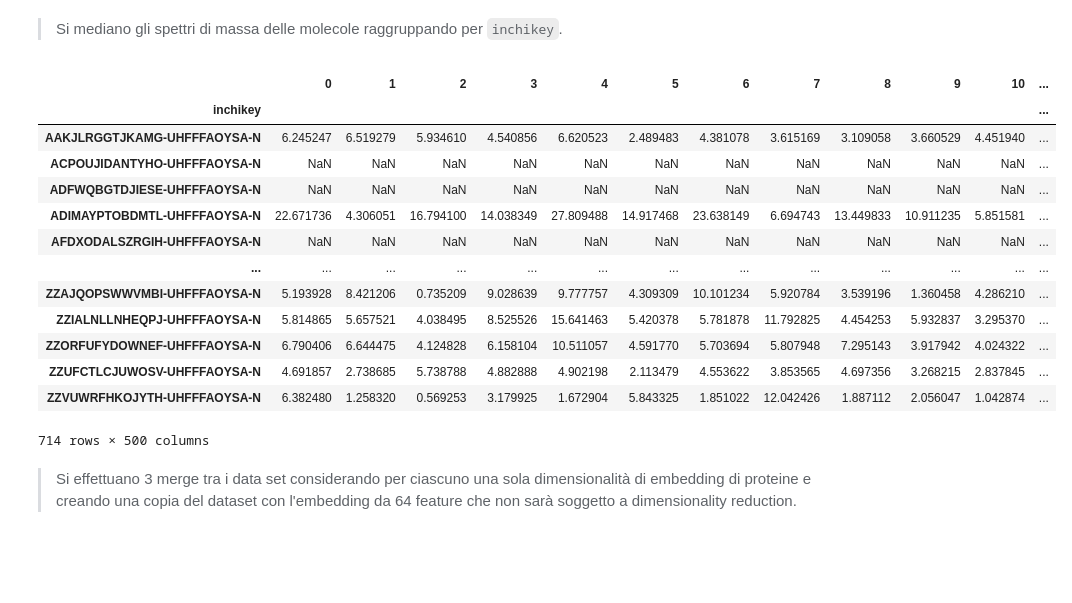
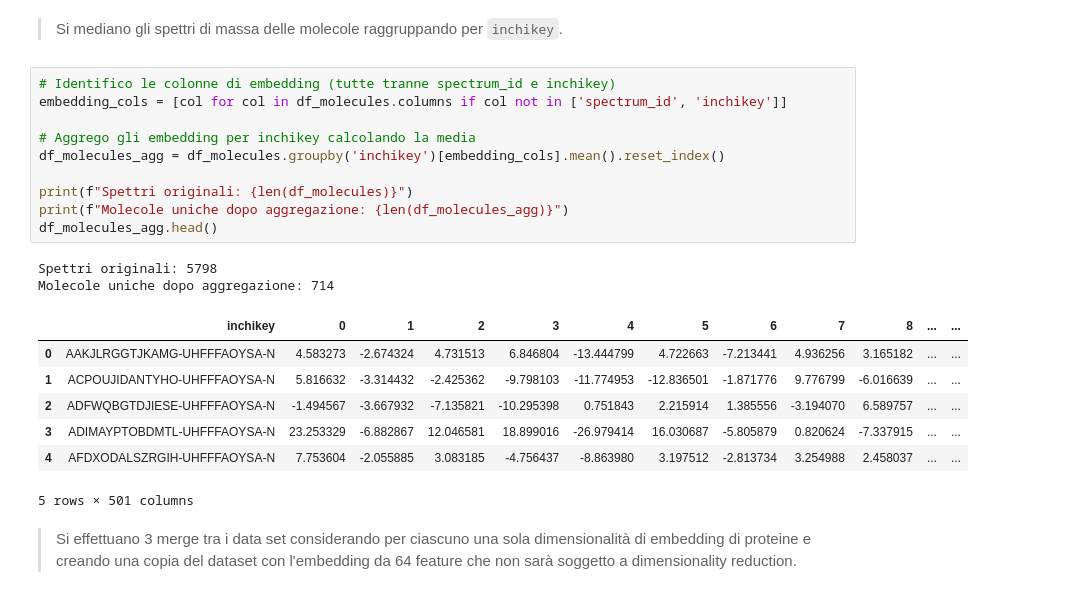
Before and after one commit to FrancescoBernini/Bioactivity-prediction, a Jupyter notebook: main.ipynb, the cells around one changed output. Saved outputs shown, nothing was run; the diff lists cells and outputs as text; blank space fills up the shorter version.

```diff
--- a/main.ipynb
+++ b/main.ipynb
@@ -357,21 +327,25 @@ df_bioactivities['bioactivity_class'] = np.where(
 # %% [markdown]
 >Si mediano gli spettri di massa delle molecole raggruppando per `inchikey`.
 # %%
+# Identifico le colonne di embedding (tutte tranne spectrum_id e inchikey)
+embedding_cols = [col for col in df_molecules.columns if col not in ['spectrum_id', 'inchikey']]
+
+# Aggrego gli embedding per inchikey calcolando la media
+df_molecules_agg = df_molecules.groupby('inchikey')[embedding_cols].mean().reset_index()
+
+print(f"Spettri originali: {len(df_molecules)}")
+print(f"Molecole uniche dopo aggregazione: {len(df_molecules_agg)}")
+df_molecules_agg.head()
 # %% [output]
+Spettri originali: 5798
+Molecole uniche dopo aggregazione: 714
-|  | 0 | 1 | 2 | 3 | 4 | 5 | 6 | 7 | 8 | 9 | 10 | ... |
-| inchikey |  |  |  |  |  |  |  |  |  |  |  | ... |
-| AAKJLRGGTJKAMG-UHFFFAOYSA-N | 6.245247 | 6.519279 | 5.934610 | 4.540856 | 6.620523 | 2.489483 | 4.381078 | 3.615169 | 3.109058 | 3.660529 | 4.451940 | ... |
-| ACPOUJIDANTYHO-UHFFFAOYSA-N | NaN | NaN | NaN | NaN | NaN | NaN | NaN | NaN | NaN | NaN | NaN | ... |
-| ADFWQBGTDJIESE-UHFFFAOYSA-N | NaN | NaN | NaN | NaN | NaN | NaN | NaN | NaN | NaN | NaN | NaN | ... |
-| ADIMAYPTOBDMTL-UHFFFAOYSA-N | 22.671736 | 4.306051 | 16.794100 | 14.038349 | 27.809488 | 14.917468 | 23.638149 | 6.694743 | 13.449833 | 10.911235 | 5.851581 | ... |
-| AFDXODALSZRGIH-UHFFFAOYSA-N | NaN | NaN | NaN | NaN | NaN | NaN | NaN | NaN | NaN | NaN | NaN | ... |
-| ... | ... | ... | ... | ... | ... | ... | ... | ... | ... | ... | ... | ... |
-| ZZAJQOPSWWVMBI-UHFFFAOYSA-N | 5.193928 | 8.421206 | 0.735209 | 9.028639 | 9.777757 | 4.309309 | 10.101234 | 5.920784 | 3.539196 | 1.360458 | 4.286210 | ... |
-| ZZIALNLLNHEQPJ-UHFFFAOYSA-N | 5.814865 | 5.657521 | 4.038495 | 8.525526 | 15.641463 | 5.420378 | 5.781878 | 11.792825 | 4.454253 | 5.932837 | 3.295370 | ... |
-| ZZORFUFYDOWNEF-UHFFFAOYSA-N | 6.790406 | 6.644475 | 4.124828 | 6.158104 | 10.511057 | 4.591770 | 5.703694 | 5.807948 | 7.295143 | 3.917942 | 4.024322 | ... |
-| ZZUFCTLCJUWOSV-UHFFFAOYSA-N | 4.691857 | 2.738685 | 5.738788 | 4.882888 | 4.902198 | 2.113479 | 4.553622 | 3.853565 | 4.697356 | 3.268215 | 2.837845 | ... |
-| ZZVUWRFHKOJYTH-UHFFFAOYSA-N | 6.382480 | 1.258320 | 0.569253 | 3.179925 | 1.672904 | 5.843325 | 1.851022 | 12.042426 | 1.887112 | 2.056047 | 1.042874 | ... |
+|  | inchikey | 0 | 1 | 2 | 3 | 4 | 5 | 6 | 7 | 8 | ... | ... |
+| 0 | AAKJLRGGTJKAMG-UHFFFAOYSA-N | 4.583273 | -2.674324 | 4.731513 | 6.846804 | -13.444799 | 4.722663 | -7.213441 | 4.936256 | 3.165182 | ... | ... |
+| 1 | ACPOUJIDANTYHO-UHFFFAOYSA-N | 5.816632 | -3.314432 | -2.425362 | -9.798103 | -11.774953 | -12.836501 | -1.871776 | 9.776799 | -6.016639 | ... | ... |
+| 2 | ADFWQBGTDJIESE-UHFFFAOYSA-N | -1.494567 | -3.667932 | -7.135821 | -10.295398 | 0.751843 | 2.215914 | 1.385556 | -3.194070 | 6.589757 | ... | ... |
+| 3 | ADIMAYPTOBDMTL-UHFFFAOYSA-N | 23.253329 | -6.882867 | 12.046581 | 18.899016 | -26.979414 | 16.030687 | -5.805879 | 0.820624 | -7.337915 | ... | ... |
+| 4 | AFDXODALSZRGIH-UHFFFAOYSA-N | 7.753604 | -2.055885 | 3.083185 | -4.756437 | -8.863980 | 3.197512 | -2.813734 | 3.254988 | 2.458037 | ... | ... |
-714 rows × 500 columns
+5 rows × 501 columns
 # %% [markdown]
 >Si effettuano 3 merge tra i data set considerando per ciascuno una sola dimensionalità di embedding di proteine e creando una copia del dataset con l'embedding da 64 feature che non sarà soggetto a dimensionality reduction.
 # %%
```
Also changed, not shown: parts of 11 cells of this notebook.
